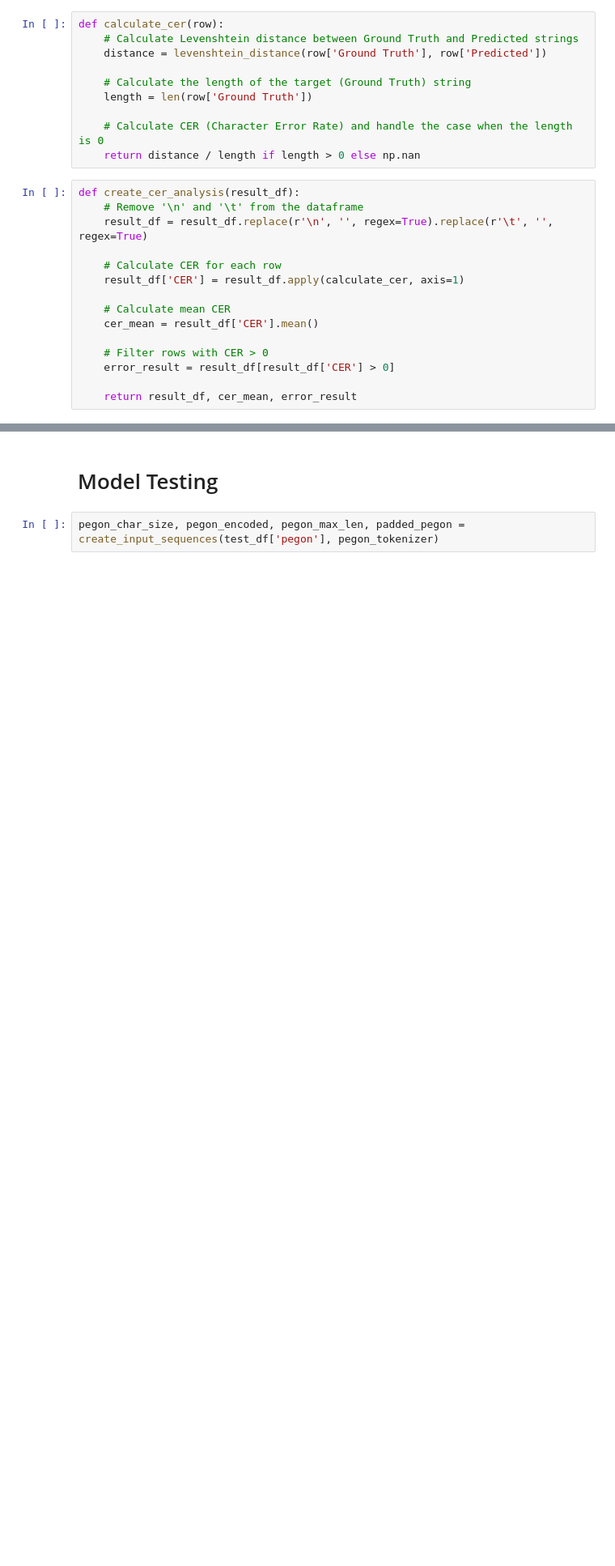
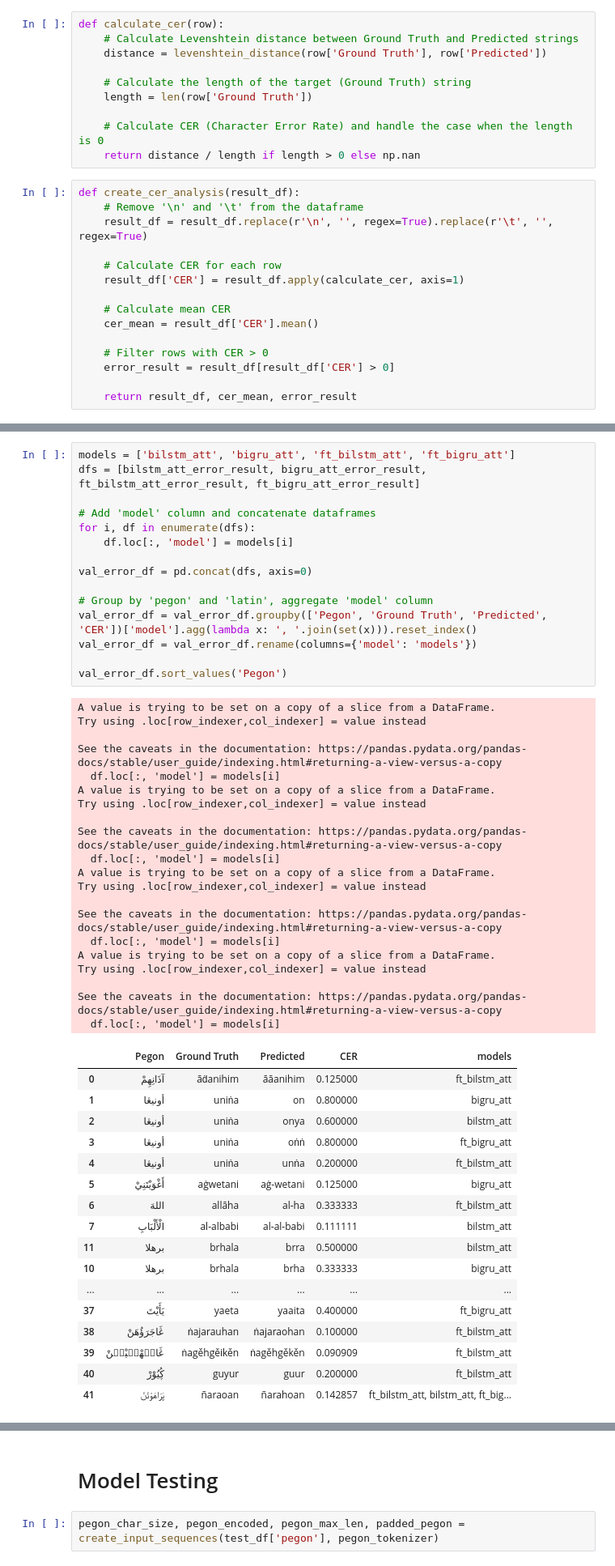
Before and after one commit to mutiarazzahra/pegon-to-latin, a Jupyter notebook: code/Sunda_seq2seq.ipynb, the cells around one changed output, grey strips where cells are left out. Shown at 81% size. Cells and saved outputs as stored; diff of their text form; blank space fills up the shorter version.

```diff
--- a/code/Sunda_seq2seq.ipynb
+++ b/code/Sunda_seq2seq.ipynb
@@ -1079,0 +960,53 @@ cer_result
+# %%
+models = ['bilstm_att', 'bigru_att', 'ft_bilstm_att', 'ft_bigru_att']
+dfs = [bilstm_att_error_result, bigru_att_error_result, ft_bilstm_att_error_result, ft_bigru_att_error_result]
+
+# Add 'model' column and concatenate dataframes
+for i, df in enumerate(dfs):
+    df.loc[:, 'model'] = models[i]
+
+val_error_df = pd.concat(dfs, axis=0)
+
+# Group by 'pegon' and 'latin', aggregate 'model' column
+val_error_df = val_error_df.groupby(['Pegon', 'Ground Truth', 'Predicted', 'CER'])['model'].agg(lambda x: ', '.join(set(x))).reset_index()
+val_error_df = val_error_df.rename(columns={'model': 'models'})
+
+val_error_df.sort_values('Pegon')
+# %% [output]
+A value is trying to be set on a copy of a slice from a DataFrame.
+Try using .loc[row_indexer,col_indexer] = value instead
+
+See the caveats in the documentation: https://pandas.pydata.org/pandas-docs/stable/user_guide/indexing.html#returning-a-view-versus-a-copy
+  df.loc[:, 'model'] = models[i]
+A value is trying to be set on a copy of a slice from a DataFrame.
+Try using .loc[row_indexer,col_indexer] = value instead
+
+See the caveats in the documentation: https://pandas.pydata.org/pandas-docs/stable/user_guide/indexing.html#returning-a-view-versus-a-copy
+  df.loc[:, 'model'] = models[i]
+A value is trying to be set on a copy of a slice from a DataFrame.
+Try using .loc[row_indexer,col_indexer] = value instead
+
+See the caveats in the documentation: https://pandas.pydata.org/pandas-docs/stable/user_guide/indexing.html#returning-a-view-versus-a-copy
+  df.loc[:, 'model'] = models[i]
+A value is trying to be set on a copy of a slice from a DataFrame.
+Try using .loc[row_indexer,col_indexer] = value instead
+
+See the caveats in the documentation: https://pandas.pydata.org/pandas-docs/stable/user_guide/indexing.html#returning-a-view-versus-a-copy
+  df.loc[:, 'model'] = models[i]
+|  | Pegon | Ground Truth | Predicted | CER | models |
+| 0 | آذَانِهِمْ | āḋanihim | āāanihim | 0.125000 | ft_bilstm_att |
+| 1 | أونيڠا | uniṅa | on | 0.800000 | bigru_att |
+| 2 | أونيڠا | uniṅa | onya | 0.600000 | bilstm_att |
+| 3 | أونيڠا | uniṅa | oṅṅ | 0.800000 | ft_bigru_att |
+| 4 | أونيڠا | uniṅa | unṅa | 0.200000 | ft_bilstm_att |
+| 5 | أَغْوَيْتَنِيْ | aġwetani | aġ-wetani | 0.125000 | bigru_att |
+| 6 | اللهَ | allāha | al-ha | 0.333333 | ft_bilstm_att |
+| 7 | الْأَلْبَابِ | al-albabi | al-al-babi | 0.111111 | bilstm_att |
+| 11 | برهلا | brhala | brra | 0.500000 | bilstm_att |
+| 10 | برهلا | brhala | brha | 0.333333 | bigru_att |
+| ... | ... | ... | ... | ... | ... |
+| 37 | يَأَيْتَ | yaeta | yaaita | 0.400000 | ft_bigru_att |
+| 38 | ڠَاجَرَؤُهَنْ | ṅajarauhan | ṅajaraohan | 0.100000 | ft_bilstm_att |
+| 39 | ڠَاؼࣤهْؼࣤيْكࣤنْ | ṅagěhgěikěn | ṅagěhgěkěn | 0.090909 | ft_bilstm_att |
+| 40 | ڮُيُوْرْ | guyur | guur | 0.200000 | ft_bilstm_att |
+| 41 | ۑَرَاهَوْئَنْ | ñaraoan | ñarahoan | 0.142857 | ft_bilstm_att, bilstm_att, ft_big... |
```
Also changed, not shown: parts of 65 cells of this notebook, 12 other files.
